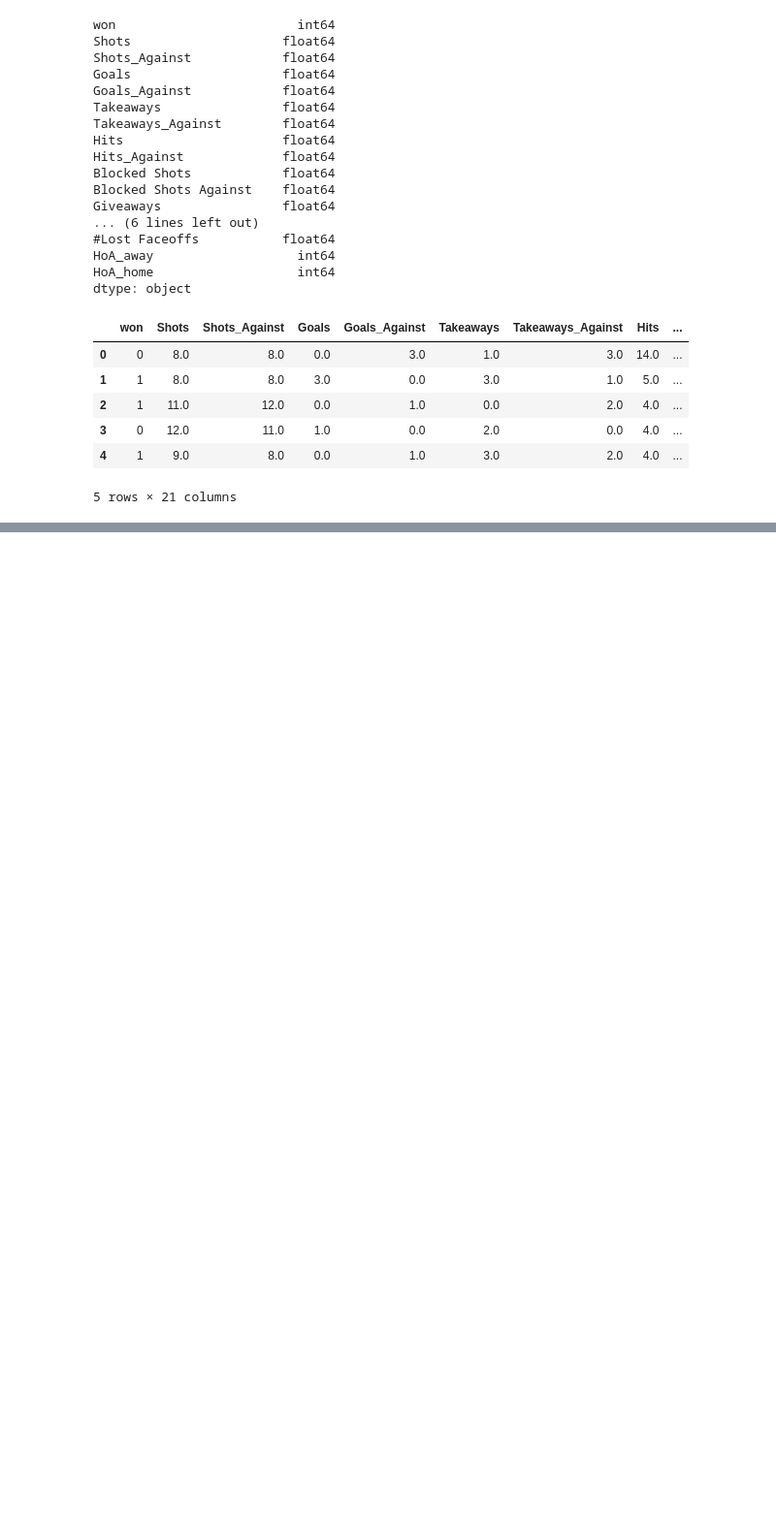
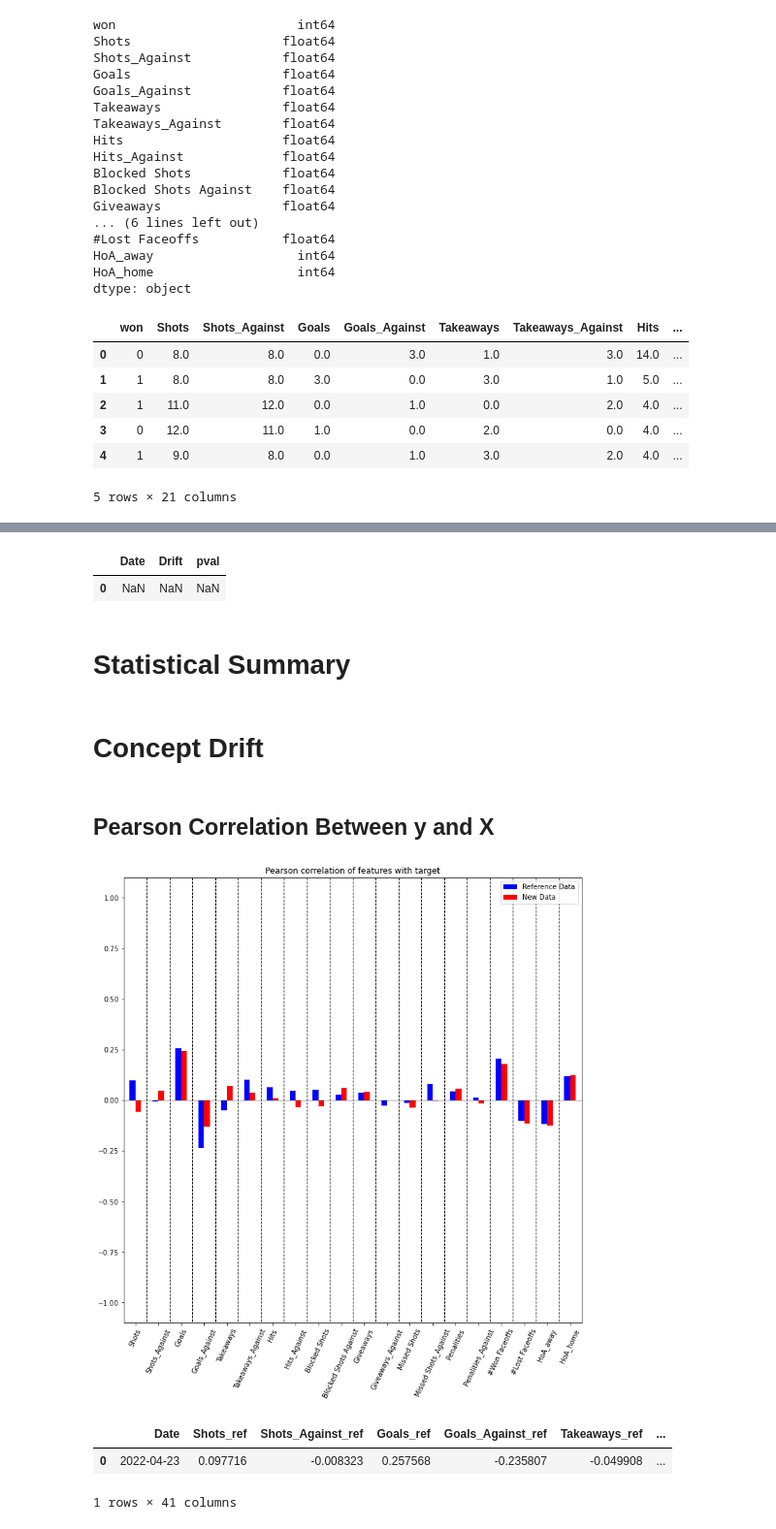
Before and after one commit to McGill-MMA-EnterpriseAnalytics/NHL-Game-II, a Jupyter notebook: modeling/DriftDetection.ipynb, the cells around one changed output, grey strips where cells are left out. Shown at 97% size. Cells and saved outputs as stored; diff of their text form; code cells hidden in the pictures; blank space fills up the shorter version.

```diff
--- a/modeling/DriftDetection.ipynb
+++ b/modeling/DriftDetection.ipynb
@@ -214,2 +183,0 @@ def learned_classifier_drift(df, last_n):
-# %%
-learned_classifier_drift(df, 100)
@@ -254,2 +183,0 @@ def target_feature_correlation_drift(df, last_n):
-# %%
-df_concat = target_feature_correlation_drift(df, 100)
@@ -257,0 +233,7 @@ df_concat = target_feature_correlation_drift(df, 100)
+# %%
+lc_drift_score
+# %% [output]
+|  | Date | Drift | pval |
+| 0 | NaN | NaN | NaN |
+# %% [markdown]
+# Statistical Summary
@@ -257,0 +276,48 @@ df_concat = target_feature_correlation_drift(df, 100)
+# %% [markdown]
+# Concept Drift
+# %% [markdown]
+## Pearson Correlation Between y and X
+# %%
+def target_feature_correlation_drift(df, last_n, ref_data_n):
+    """
+    Get and plot the Pearson correlation between target 'won' and features of reference and new data.
+    Allows you to check drift between main data and new data
+    """
+    #Split df into ref and new
+    X_ref, df_ref, y_ref, X_new, df_new, y_new = split_ref_new(df, last_n, ref_data_n, include_target=True)
+
+    #Get correlation for ref
+    corr_ref = df_ref.drop("won", axis=1).corrwith(df_ref["won"])
+    corr_new = df_new.drop("won", axis=1).corrwith(df_new["won"])
+
+    #Concat into new dataframe
+    df_concat = pd.concat([corr_ref.rename('Reference Data'), corr_new.rename('New Data')], axis=1)
+
+    #Plot to compare in bar plot
+    ax = df_concat.plot.bar(rot=65, color=['blue', 'red'], figsize=(12,12))
+
+    ax.vlines(x = [0.5 + i for i in range(0,len(df_concat))], ymin = -1, ymax = 1, color = 'black',
+              linewidth=1, linestyles = 'dashed', transform=ax.get_xaxis_transform())
+    ax.axhline(y=0, color='black', linewidth=0.5)
+
+    plt.title("Pearson correlation of features with target")
+    plt.show()
+
+    #Create dataframe to store results
+    sets = ["ref","new"]
+    df_corr = pd.DataFrame(columns = ["Date"] + [cols + "_" + _set for _set in sets for cols in df_new.drop("won", axis=1).columns])
+
+    #Add results to dataframe
+    df_corr.loc[len(df_corr)] = [date.today()] + list(corr_ref) + list(corr_new)
+
+    return df_corr
+# %%
+df_corr = target_feature_correlation_drift(df, 100, 200)
+# %% [output]
+[figure, added]
+# %%
+df_corr
+# %% [output]
+|  | Date | Shots_ref | Shots_Against_ref | Goals_ref | Goals_Against_ref | Takeaways_ref | ... |
+| 0 | 2022-04-23 | 0.097716 | -0.008323 | 0.257568 | -0.235807 | -0.049908 | ... |
+1 rows × 41 columns
```
Also changed, not shown: parts of 22 cells of this notebook.
